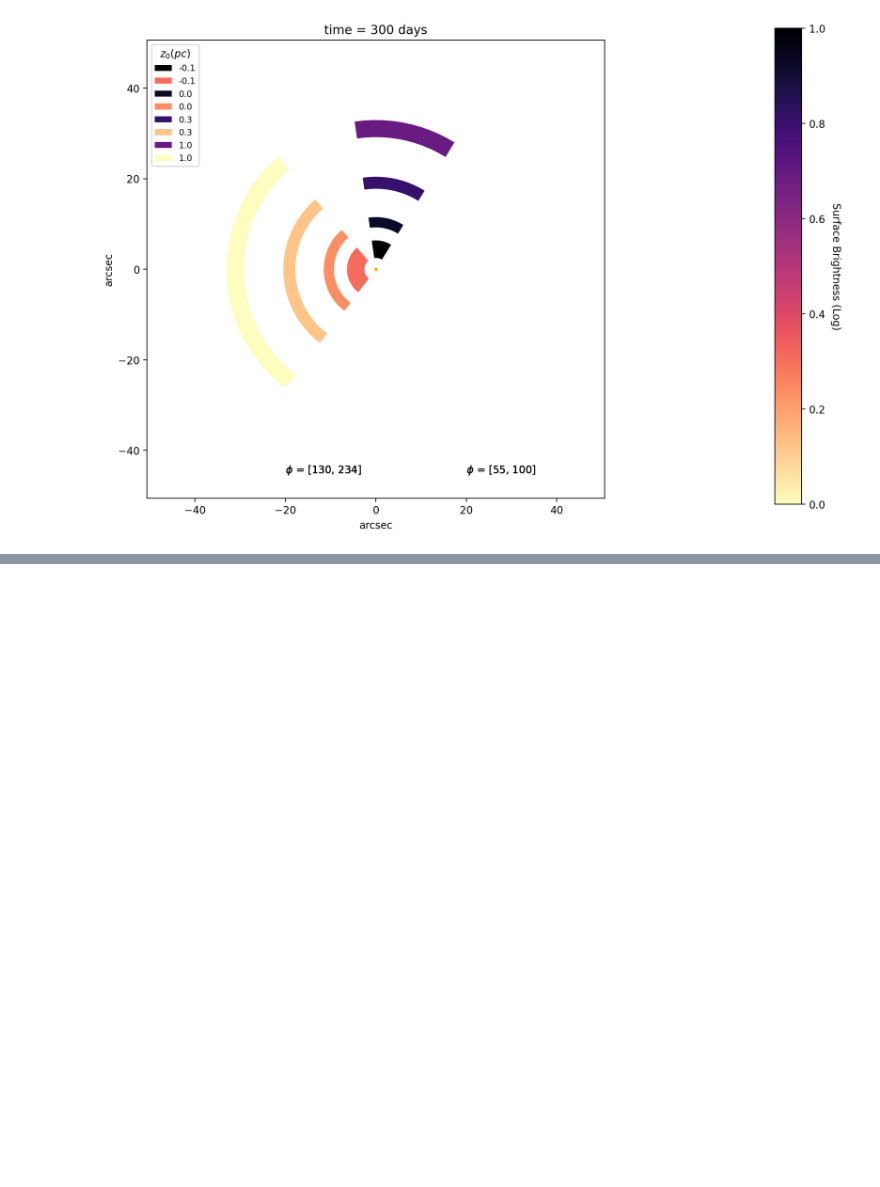
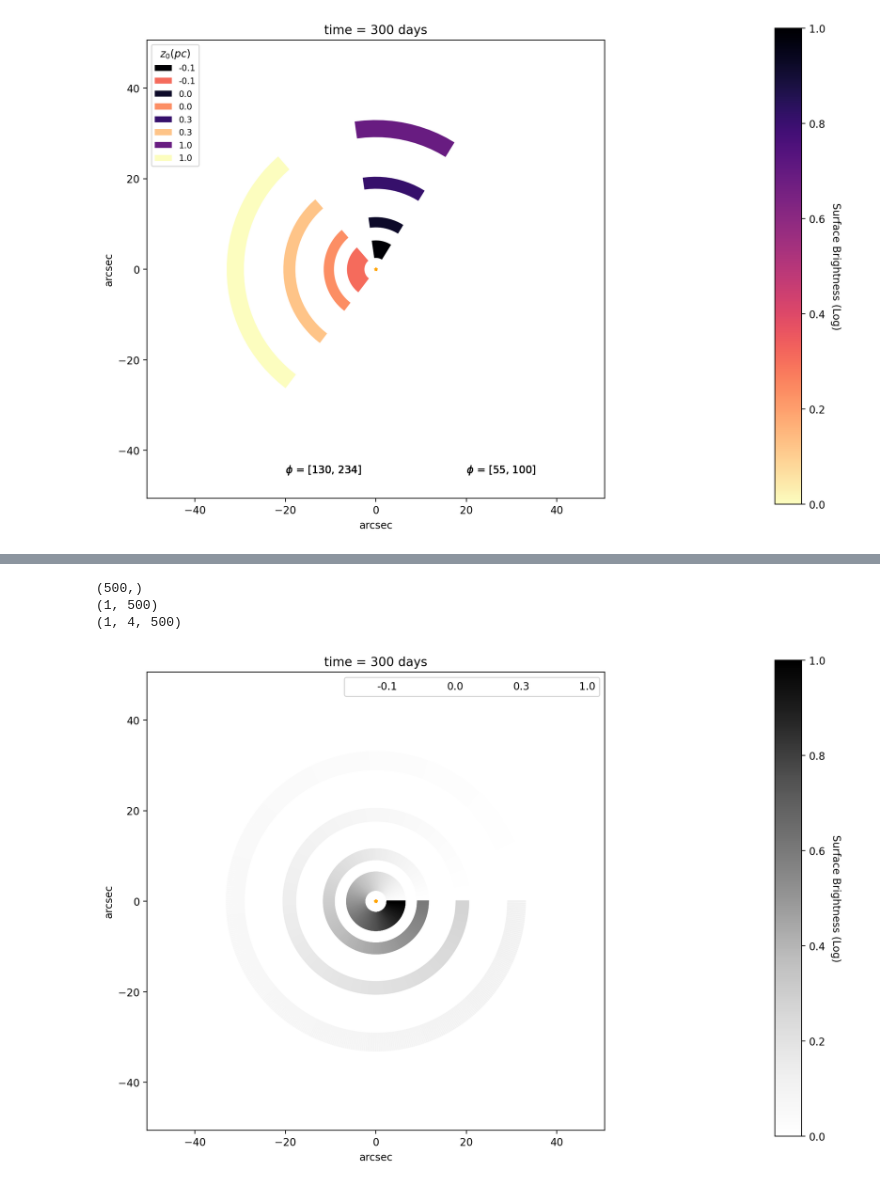
Before and after one commit to taceroc/light_echo_modeling, a Jupyter notebook: LE_pw_density_func.ipynb, the cells around one changed output, grey strips where cells are left out. Cells and saved outputs as stored; diff of their text form; code cells hidden in the pictures; blank space fills up the shorter version.

```diff
--- a/LE_pw_density_func.ipynb
+++ b/LE_pw_density_func.ipynb
@@ -658,0 +1040,28 @@ plt.show()
+# %%
+def plot_plane_dust(ax, d, xs, ys, z, surface, j, i, k):
+
+    cmap = matplotlib.colormaps.get_cmap('Greys')
+    normalize = matplotlib.colors.Normalize(vmin=np.nanmin(surface), vmax=np.nanmax(surface))
+    ax.set_xlim(np.arctan(-4/d) * (180 / np.pi) * 3600 , np.arctan(4/d) * (180 / np.pi) * 3600)
+    ax.set_ylim(np.arctan(-4/d) * (180 / np.pi) * 3600 , np.arctan(4/d) * (180 / np.pi) * 3600)
+    # ax.fill(np.ravel(xs), np.ravel(ys), lw=0, color=cmap(normalize(surface_norm[j,i])), alpha = 0.3)
+    # print(xs.shape)
+    xxx = xs.copy()
+    yyy = ys.copy()
+    xxx[1,:] = xxx[1,::-1]
+    yyy[1,:] = yyy[1,::-1]
+    new_xs = xxx.copy()
+    # new_xs[1,:] = new_xs[1,::-1]
+    new_ys = yyy.copy()
+    # new_ys[1,:] = new_ys[1,::-1]
+    # ax.scatter(new_xs[0][k], new_ys[0][k], s = 2, color=cmap(normalize(surface[j,i,k])))#, label="%s"%(surface[j, i, k]))
+    # ax.scatter(new_xs[1][k], new_ys[1][k], s = 2, color=cmap(normalize(surface[j,i,k])))#, label="%s"%(surface[j, i, k]))
+    ax.plot(new_xs[:, k], new_ys[:, k], marker = "None", color=cmap(normalize(surface[j,i,k])))#, label="%s"%(z/pctoly))
+    # print(cmap(normalize(surface[j,i,k])))
+    # ax.fill(np.ravel(new_xs[:,k]), np.ravel(new_ys[:,k]), lw=0, color=cmap(normalize(surface[j,i,k])), label="%s"%(z/pctoly))
+    # ax.text( 20,-45, r"$\phi$ = [%s, %s]"%(  int((phi_min[0] * 180) / np.pi), int((phi_max[0] * 180) / np.pi)))
+    # ax.text(-20,-45, r"$\phi$ = [%s, %s]"%(  int((phi_min[1] * 180) / np.pi), int((phi_max[1] * 180) / np.pi)))
+
+    # ax.legend(loc='upper center', bbox_to_anchor=(0.5, 1.05), ncol=4)
+
+    return ax
@@ -658,0 +1182,7 @@ plt.show()
+# %%
+surface, Nd = final_plot(300, phi_min = 0, phi_max = 2 * np.pi)
+# %% [output]
+(500,)
+(1, 500)
+(1, 4, 500)
+[figure, added]
```
Also changed, not shown: parts of 15 cells of this notebook.
